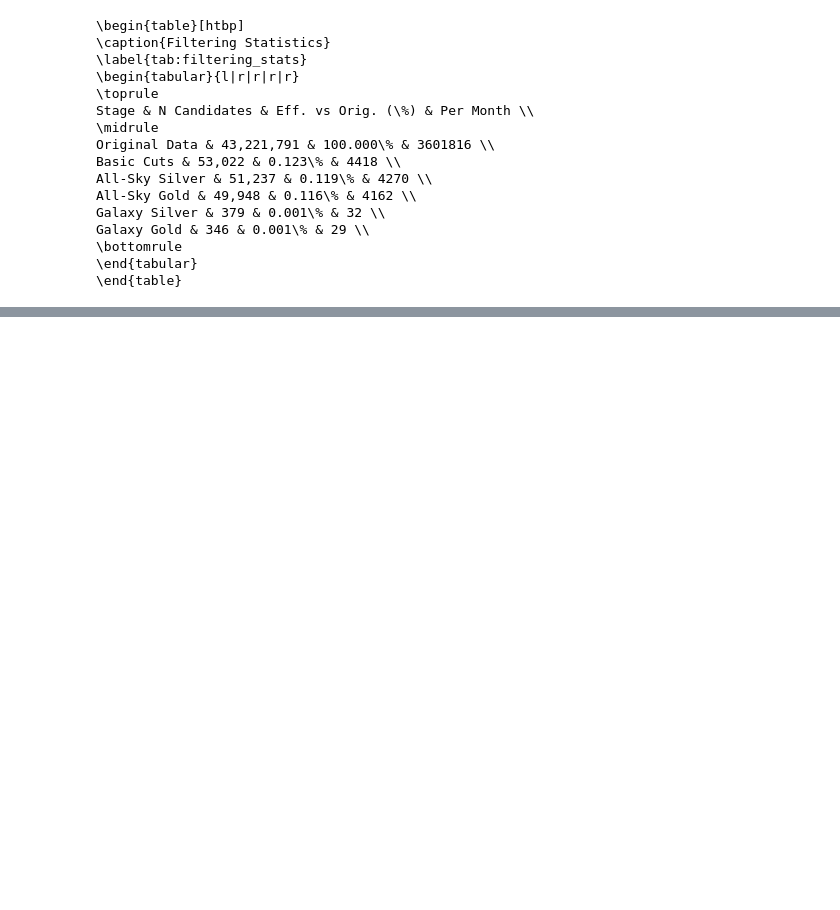
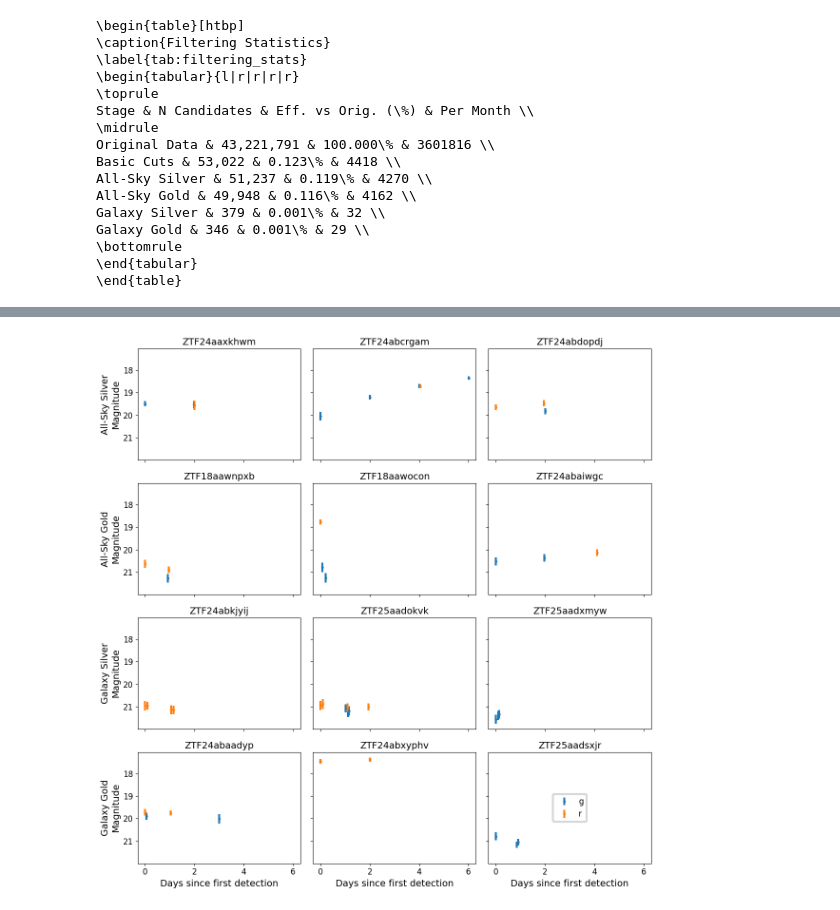
Before and after one commit to anaismoller/Rubin_KNe_with_Fink_LVK, a Jupyter notebook: 2.analysis_fink_process_alerts.ipynb, the cells around one changed output, grey strips where cells are left out. Drawn from its saved outputs; the diff is of its cells as text; code cells hidden in the pictures; blank space fills up the shorter version.

Commit message:
filtered lcs

```diff
--- a/2.analysis_fink_process_alerts.ipynb
+++ b/2.analysis_fink_process_alerts.ipynb
@@ -607,0 +677,66 @@ Galaxy Gold & 346 & 0.001\% & 29 \\
+# %%
+import matplotlib.pyplot as plt
+
+n_cols = 3
+n_rows = len(filtering_stages_2)
+
+fig, axes = plt.subplots(n_rows, n_cols, figsize=(4*n_cols, 3*n_rows), sharex=True, sharey=True)
+
+used_ids = set()
+
+# First pass: collect IDs from bottom to top
+ids_per_stage = []
+for desc, df, full_desc in reversed(filtering_stages_2):
+    counts = df.groupby('objectId').size()
+    ids_more_than_2 = counts[counts > 2].index.tolist()
+    ids_more_than_2 = [k for k in ids_more_than_2 if k not in ['ZTF18acalfrx', "ZTF24aaxgcyi","ZTF24aaxoasg","ZTF24aayqbgq","ZTF24aayrsfb"]]
+
+    # Exclude already used objectIds
+    ids_more_than_2 = [k for k in ids_more_than_2 if k not in used_ids]
+
+    # Mark first n_cols as used
+    for idx in ids_more_than_2[:n_cols]:
+        used_ids.add(idx)
+
+    ids_per_stage.append(ids_more_than_2)
+
+# Reverse to match original order
+ids_per_stage = ids_per_stage[::-1]
+
+# Second pass: plot
+for i, (desc, df, full_desc) in enumerate(filtering_stages_2):
+    ids_more_than_2 = ids_per_stage[i]
+
+    for j in range(n_cols):
+        ax = axes[i, j] if n_rows > 1 else axes[j]
+
+        if j < len(ids_more_than_2):
+            idx = ids_more_than_2[j]
+            df_obj = df[df['objectId'] == idx]
+            jd_min = df_obj['jd'].min()
+
+            for flt in [1, 2]:
+                df_flt = df_obj[df_obj['fid'] == flt]
+                ax.errorbar(df_flt['jd'] - jd_min, df_flt['magpsf'], yerr=df_flt['sigmapsf'],
+                           fmt='o', label=f'Filter {flt}', markersize=3)
+            ax.set_title(f"{idx}", fontsize=14)
+            if j == 0:
+                ax.set_ylabel(f"{desc}\nMagnitude", fontsize=14)
+            if i == n_rows - 1:
+                ax.set_xlabel("Days since first detection", fontsize=14)
+            ax.tick_params(labelsize=12)
+        else:
+            ax.axis('off')
+
+# Invert y-axis once for all shared axes
+axes[0, 0].invert_yaxis()
+
+# Add legend to last row, last column (without a plot)
+ax_legend = axes[n_rows - 1, n_cols - 1]
+handles, labels = axes[0, 0].get_legend_handles_labels()
+ax_legend.legend(handles, ['g', 'r'], fontsize=12, loc='center')
+
+plt.tight_layout()
+plt.show()
+# %% [output]
+[figure, added]
```
Also changed, not shown: parts of 9 cells of this notebook.
